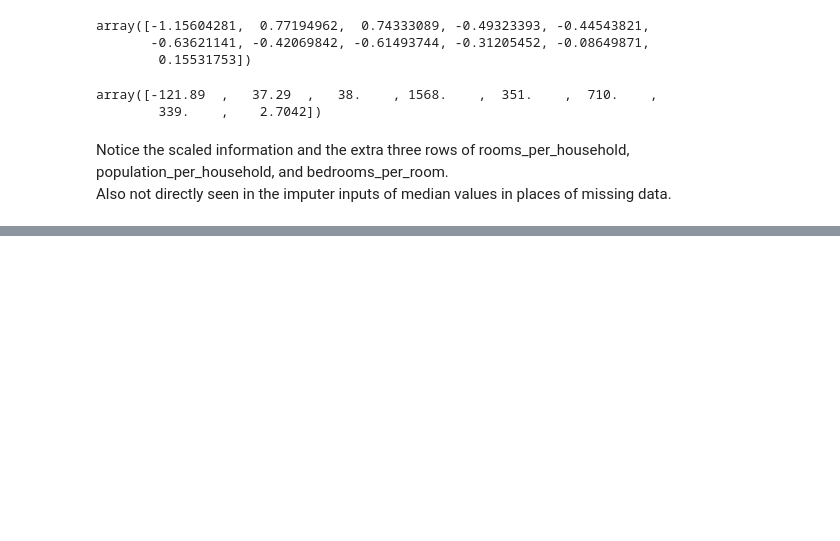
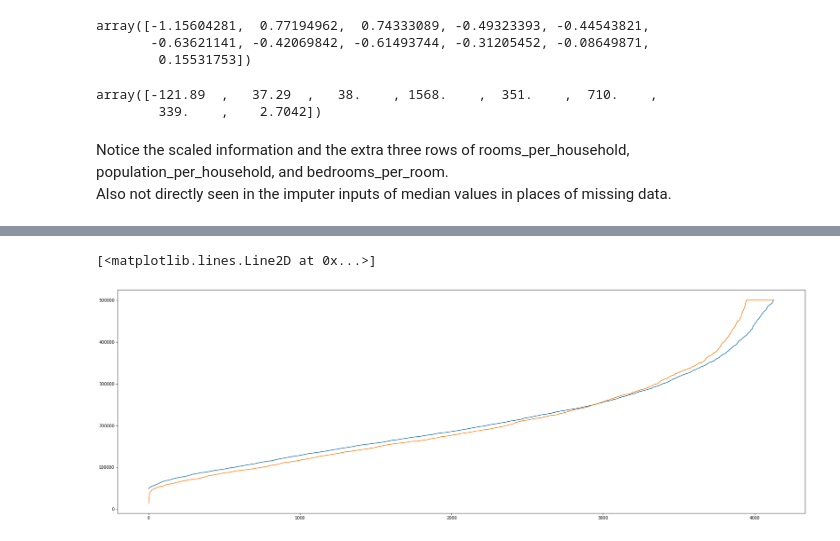
Before and after one commit to d-millard/rec-rep, a Jupyter notebook: ML_Learn/chap_two/chapter_two_project.ipynb, the cells around one changed output, grey strips where cells are left out. Cells and saved outputs as stored; diff of their text form; code cells hidden in the pictures; blank space fills up the shorter version.

```diff
--- a/ML_Learn/chap_two/chapter_two_project.ipynb
+++ b/ML_Learn/chap_two/chapter_two_project.ipynb
@@ -1284,0 +1727,22 @@ Also not directly seen in the imputer inputs of median values in places of missi
+# %%
+training_model = grid_search.best_estimator_
+
+training_prediction = training_model.predict(x_test_prep_pre)
+# %%
+import matplotlib.pyplot as plt
+import numpy
+
+from pylab import rcParams
+rcParams['figure.figsize'] = 30, 10
+
+f, y, p = training_prediction.copy(), y_test_pre.copy(), df_lbls.copy()
+f = numpy.sort(f)
+y = numpy.sort(y)
+p = numpy.sort(p)
+
+plt.figure()
+plt.plot(f, label='RandomForestRegressor')
+plt.plot(y, label="Labels")
+# %% [output]
+[<matplotlib.lines.Line2D at 0x...>]
+[figure, added]
```
Also changed, not shown: parts of 49 cells of this notebook, 1 other file.
